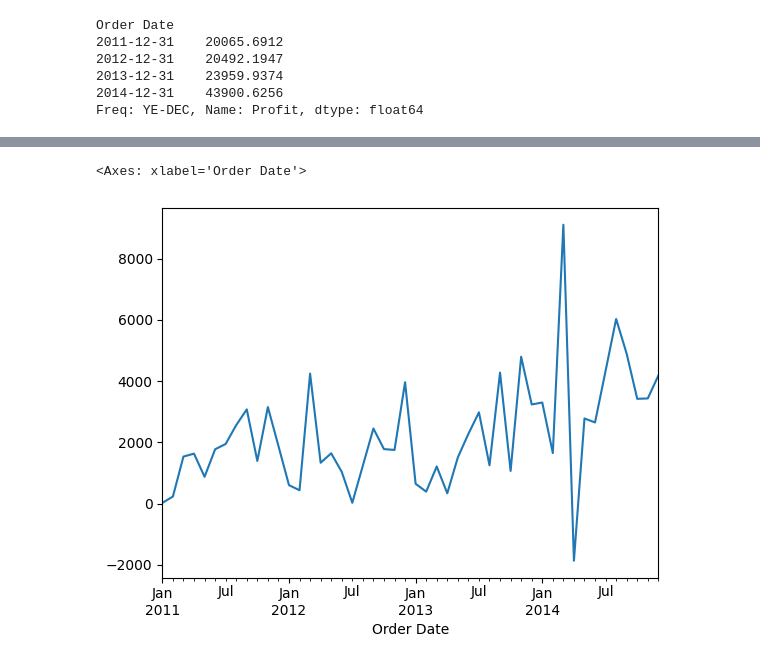
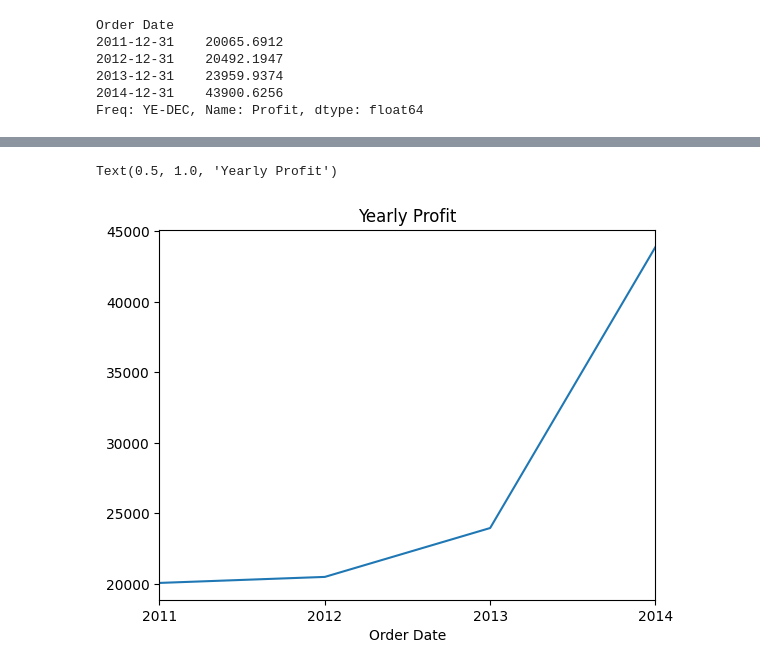
Before and after one commit to ksa-de101-0824/python-pandas, a Jupyter notebook: Demo/2 granularity.ipynb, the cells around one changed output, grey strips where cells are left out. Saved outputs shown, nothing was run; the diff lists cells and outputs as text; code cells hidden in the pictures.

```diff
--- a/Demo/2 granularity.ipynb
+++ b/Demo/2 granularity.ipynb
@@ -77,5 +50,6 @@ Freq: ME, Name: Profit, dtype: float64
-# %%
-df_monthly_sales.plot.line()
-# %% [output]
-<Axes: xlabel='Order Date'>
-[figure, removed]
+# %%
+
+df_less_granular.plot.line().set_title("Yearly Profit")
+# %% [output]
+Text(0.5, 1.0, 'Yearly Profit')
+[figure, added]
```
Also changed, not shown: parts of 5 cells of this notebook.
